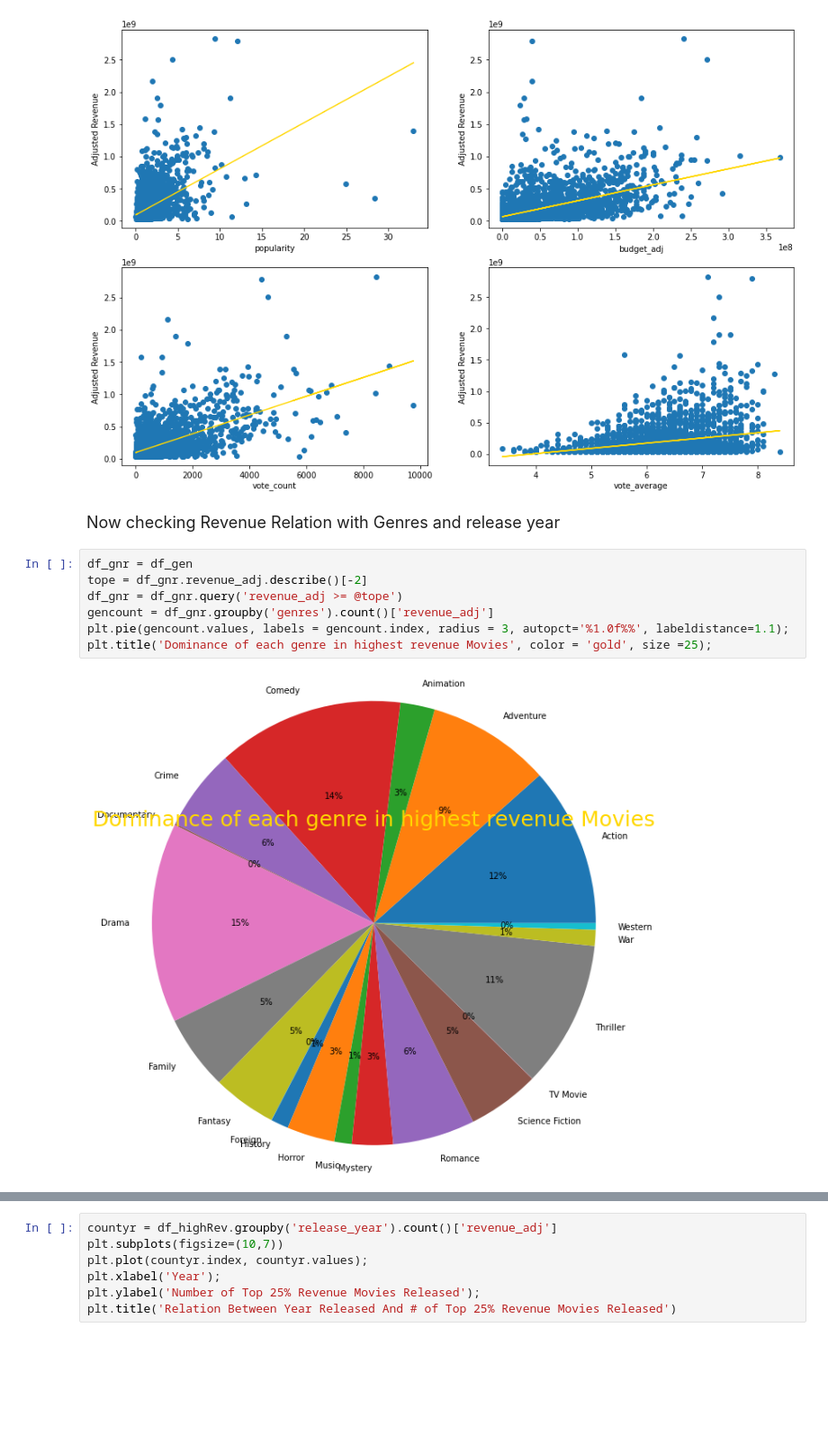
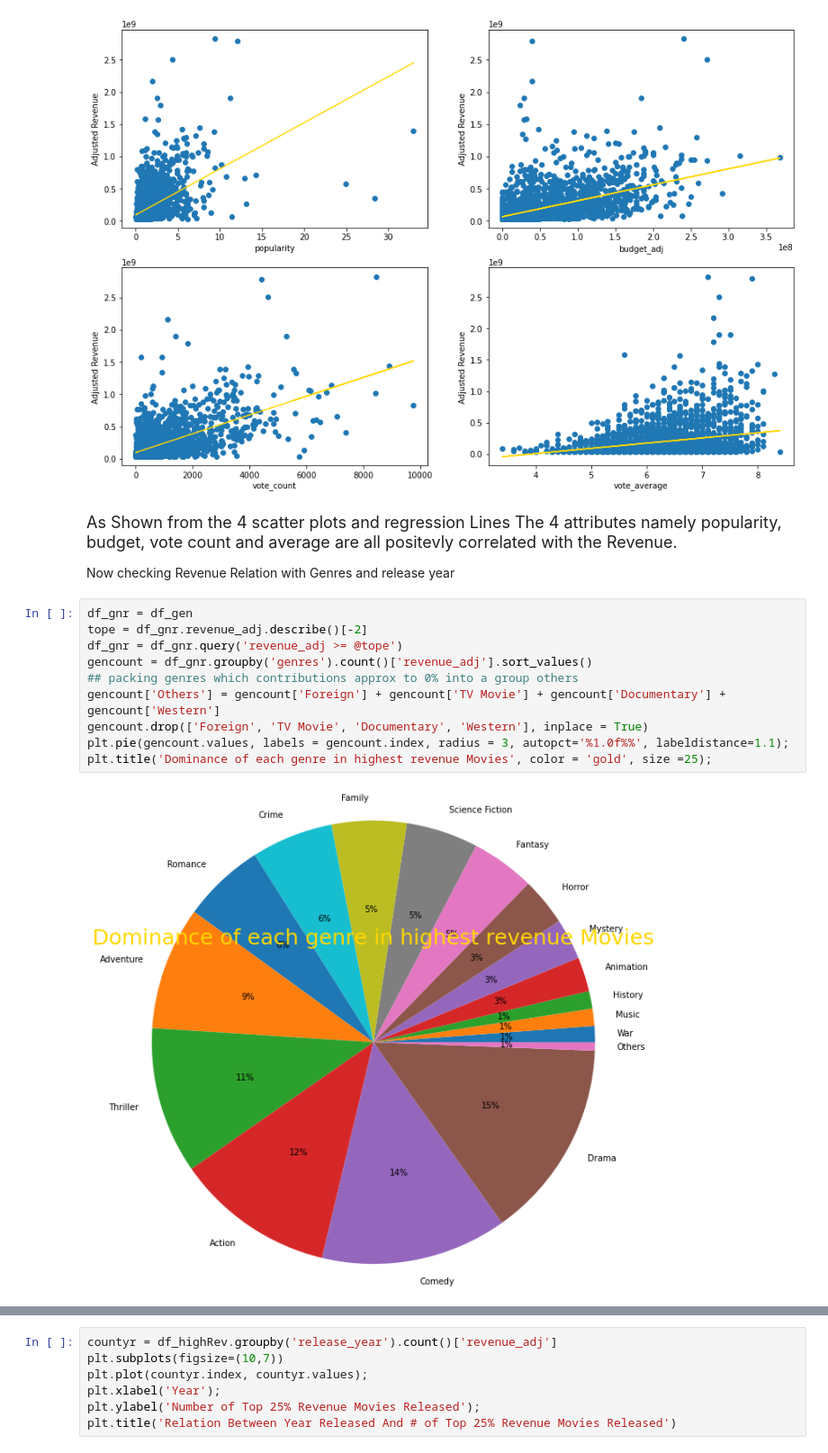
Before and after one commit to Noor-Nizar/FWD_DataAnalytics, a Jupyter notebook: proj.ipynb, the cells around one changed output, grey strips where cells are left out. Shown at 90% size. Saved outputs shown, nothing was run; the diff lists cells and outputs as text; blank space fills up the shorter version.

```diff
--- a/proj.ipynb
+++ b/proj.ipynb
@@ -164,13 +128,18 @@ for i in range(2):
 # %% [output]
 [figure]
 # %% [markdown]
-<font size="4"> Now checking Revenue Relation with Genres and release year </font>
+<font size="4"> As Shown from the 4 scatter plots and regression Lines The 4 attributes namely popularity, budget, vote count and average are all positevly correlated with the Revenue.
+
+Now checking Revenue Relation with Genres and release year </font>
 # %%
 df_gnr = df_gen
 tope = df_gnr.revenue_adj.describe()[-2]
 df_gnr = df_gnr.query('revenue_adj >= @tope')
-gencount = df_gnr.groupby('genres').count()['revenue_adj']
+gencount = df_gnr.groupby('genres').count()['revenue_adj'].sort_values()
+## packing genres which contributions approx to 0% into a group others
+gencount['Others'] = gencount['Foreign'] + gencount['TV Movie'] + gencount['Documentary'] + gencount['Western']
+gencount.drop(['Foreign', 'TV Movie', 'Documentary', 'Western'], inplace = True)
 plt.pie(gencount.values, labels = gencount.index, radius = 3, autopct='%1.0f%%', labeldistance=1.1);
 plt.title('Dominance of each genre in highest revenue Movies', color = 'gold', size =25);
 # %% [output]
-[figure, old version]
+[figure, new version]
```
Also changed, not shown: parts of 10 cells of this notebook.
